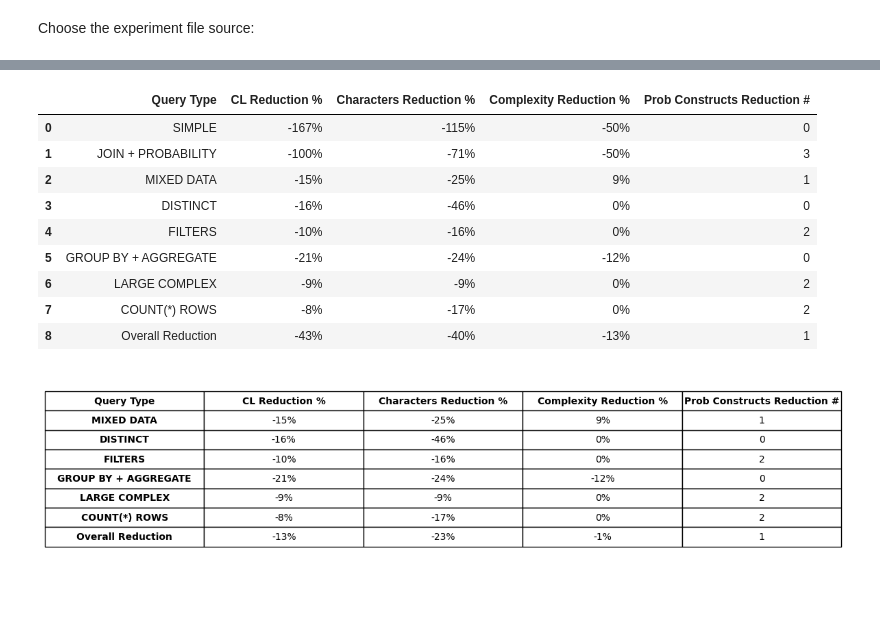
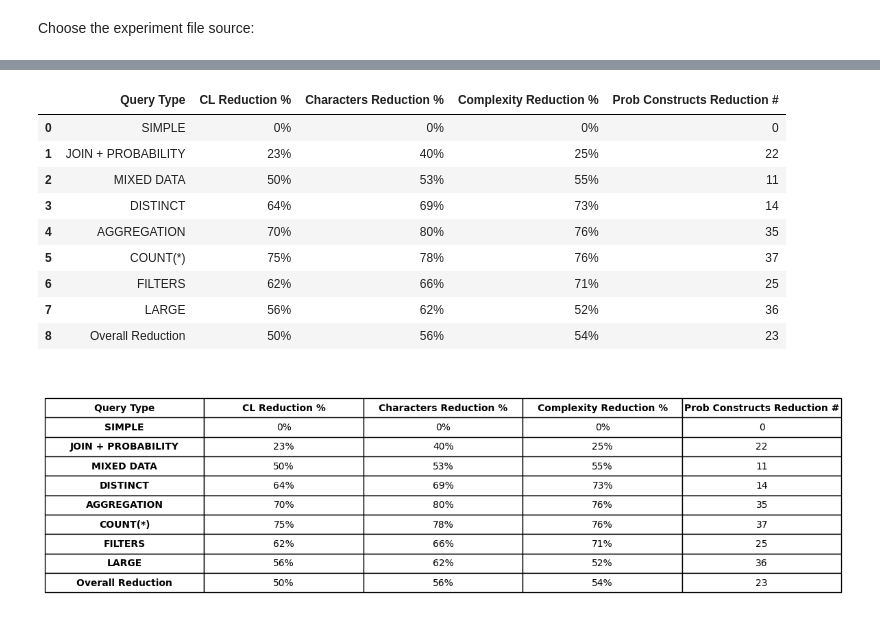
Before and after one commit to DemirevMartin/DuoSQL, a Jupyter notebook: experiment_results/experiment_visualizer.ipynb, the cells around one changed output, grey strips where cells are left out. Cells and saved outputs as stored; diff of their text form; code cells hidden in the pictures; blank space fills up the shorter version.

Commit message:
Reorder test types in visualizer. Regenerate

```diff
--- a/experiment_results/experiment_visualizer.ipynb
+++ b/experiment_results/experiment_visualizer.ipynb
@@ -8,8 +8,8 @@ from decimal import Decimal, ROUND_HALF_UP
 # %% [markdown]
 Choose the experiment file source:
 # %%
-experiment = "manual_vs_auto.xlsx"
-# experiment = "manual_vs_high-level.xlsx"
+# experiment = "manual_vs_auto.xlsx"
+experiment = "manual_vs_high-level.xlsx"
 df = pd.read_excel(experiment)
 # %%
 df.columns = [col.strip() for col in df.columns]
@@ -25,6 +25,20 @@ df["Query Type"] = [
     odd_query_type if i % 2 == 0 else even_query_type
     for i in range(len(df))
 ]
+
+# Reorder rows to make sense by complexity and length
+order = [
+    "SIMPLE",
+    "JOIN + PROBABILITY",
+    "MIXED DATA",
+    "DISTINCT",
+    "AGGREGATION",
+    "COUNT(*)",
+    "FILTERS",
+    "LARGE",
+]
+df["Test Type"] = pd.Categorical(df["Test Type"], categories=order, ordered=True)
+df = df.sort_values("Test Type").reset_index(drop=True)
 
 # Create the directory if it doesn't exist
 os.makedirs(f"{odd_query_type}_vs_{even_query_type}_diagrams", exist_ok=True)
@@ -122,7 +136,7 @@ comparison_df[f"Probabilistic Constructs ({odd_query_type})"] = odd_rows["Probab
 comparison_df[f"Probabilistic Constructs ({even_query_type})"] = even_rows["Probabilistic Constructs"]
 
 # Group by Query Type and aggregate
-grouped = comparison_df.groupby("Query Type").agg({
+grouped = comparison_df.groupby("Query Type", observed=False).agg({
     f"{odd_query_type} CL": "mean",
     f"{even_query_type} CL": "mean",
     f"{odd_query_type} Characters": "mean",
@@ -173,20 +187,6 @@ def create_overall_row(df):
 
 grouped = pd.concat([grouped, pd.DataFrame([create_overall_row(grouped)])], ignore_index=True)
 
-# Reorder rows to make sense by complexity and length
-order = [
-    "SIMPLE",
-    "JOIN + PROBABILITY",
-    "MIXED DATA",
-    "DISTINCT",
-    "FILTERS",
-    "GROUP BY + AGGREGATE",
-    "LARGE COMPLEX",
-    "COUNT(*) ROWS",
-    "Overall Reduction"
-]
-grouped = grouped.set_index("Query Type").reindex(order).reset_index()
-
 grouped_reduction = grouped[[
     "Query Type",
     "CL Reduction %", "Characters Reduction %", "Complexity Reduction %",
@@ -196,15 +196,15 @@ grouped_reduction = grouped[[
 display(grouped_reduction)
 # %% [output]
 |  | Query Type | CL Reduction % | Characters Reduction % | Complexity Reduction % | Prob Constructs Reduction # |
-| 0 | SIMPLE | -167% | -115% | -50% | 0 |
-| 1 | JOIN + PROBABILITY | -100% | -71% | -50% | 3 |
-| 2 | MIXED DATA | -15% | -25% | 9% | 1 |
-| 3 | DISTINCT | -16% | -46% | 0% | 0 |
-| 4 | FILTERS | -10% | -16% | 0% | 2 |
-| 5 | GROUP BY + AGGREGATE | -21% | -24% | -12% | 0 |
-| 6 | LARGE COMPLEX | -9% | -9% | 0% | 2 |
-| 7 | COUNT(*) ROWS | -8% | -17% | 0% | 2 |
-| 8 | Overall Reduction | -43% | -40% | -13% | 1 |
+| 0 | SIMPLE | 0% | 0% | 0% | 0 |
+| 1 | JOIN + PROBABILITY | 23% | 40% | 25% | 22 |
+| 2 | MIXED DATA | 50% | 53% | 55% | 11 |
+| 3 | DISTINCT | 64% | 69% | 73% | 14 |
+| 4 | AGGREGATION | 70% | 80% | 76% | 35 |
+| 5 | COUNT(*) | 75% | 78% | 76% | 37 |
+| 6 | FILTERS | 62% | 66% | 71% | 25 |
+| 7 | LARGE | 56% | 62% | 52% | 36 |
+| 8 | Overall Reduction | 50% | 56% | 54% | 23 |
 # %%
 # Make a copy of the df and drop the simple and join types
 df_grouped = grouped.copy()
@@ -220,21 +220,21 @@ df_grouped_reduction = df_grouped[[
 # %%
 def save_df_as_image(simple=""):
     df = grouped_reduction if simple == "" else df_grouped_reduction
     fig, ax = plt.subplots(figsize=(len(df.columns) * 1.2, len(df) * 0.5))
     ax.axis('off')
     table = ax.table(cellText=df.values, colLabels=df.columns, cellLoc='center', loc='center')
     table.auto_set_font_size(False)
     table.set_fontsize(10)
     table.scale(2.5, 1.7)
     # Bold headers
     for (row, col), cell in table.get_celld().items():
         if row == 0 or col == 0:
             cell.set_text_props(weight='bold')
     plt.savefig(f"{odd_query_type}_vs_{even_query_type}_diagrams/{odd_query_type}_vs_{even_query_type}_table{simple}.png", bbox_inches='tight')
     plt.show()
     plt.close()
 
 no_simple_queries = "_no_simple" # Otherwise, omit it in the function below to include simple queries in the final reduction table
-save_df_as_image(no_simple_queries)
+save_df_as_image()
 # %% [output]
-[figure, old version]
+[figure, new version]
```
Also changed, not shown: parts of 1 cell of this notebook, 16 other files.
